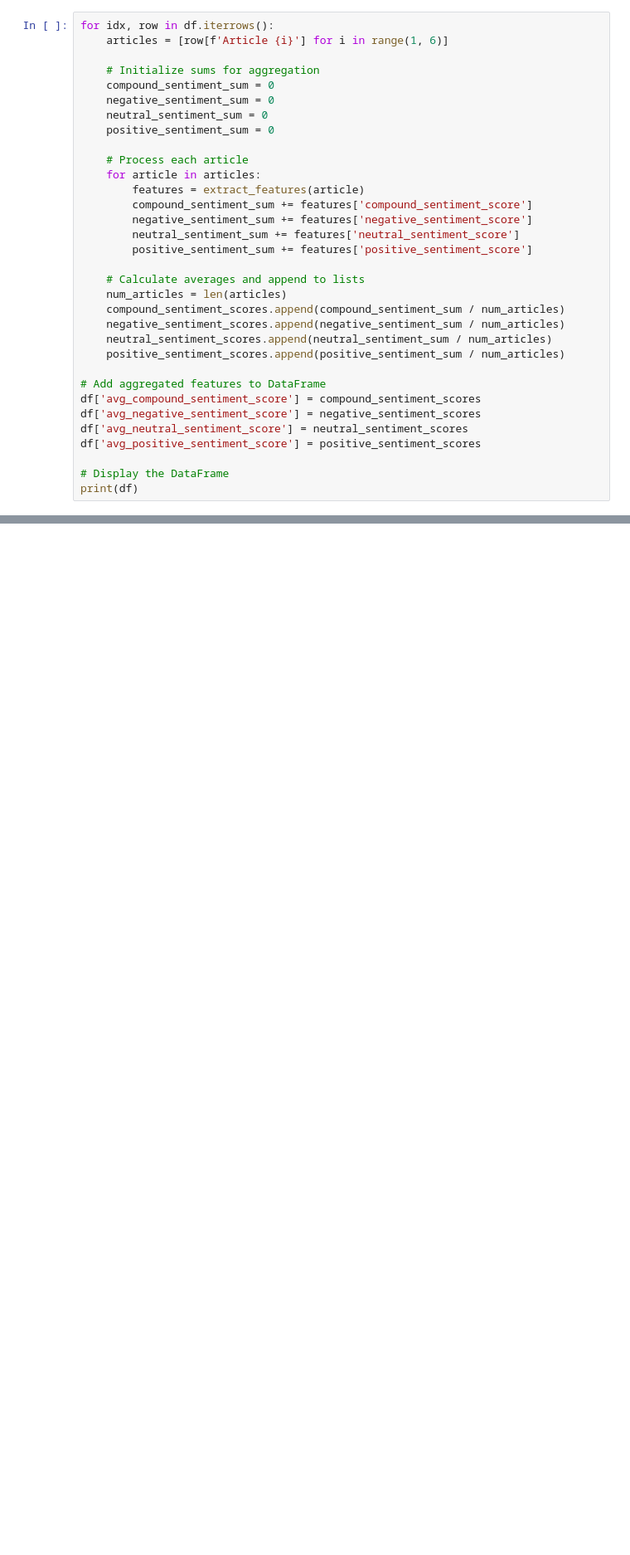
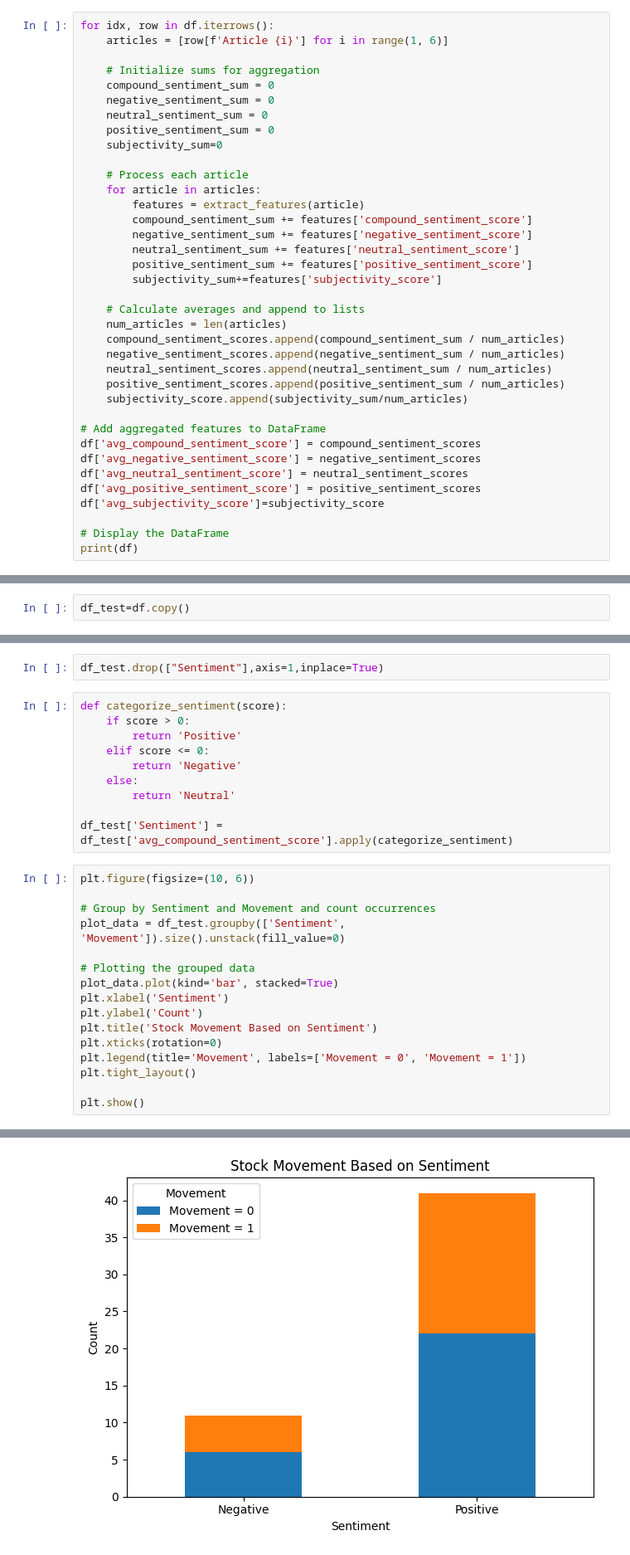
Before and after one commit to rishcx/Stock_Market_Prediction, a Jupyter notebook: Project/poc.ipynb, the cells around one changed output, grey strips where cells are left out. Shown at 83% size. Cells and saved outputs as stored; diff of their text form; blank space fills up the shorter version.

```diff
--- a/Project/poc.ipynb
+++ b/Project/poc.ipynb
@@ -292,6 +310,7 @@ for idx, row in df.iterrows():
     negative_sentiment_sum = 0
     neutral_sentiment_sum = 0
     positive_sentiment_sum = 0
+    subjectivity_sum=0
 
     # Process each article
     for article in articles:
@@ -300,6 +319,7 @@ for idx, row in df.iterrows():
         negative_sentiment_sum += features['negative_sentiment_score']
         neutral_sentiment_sum += features['neutral_sentiment_score']
         positive_sentiment_sum += features['positive_sentiment_score']
+        subjectivity_sum+=features['subjectivity_score']
 
     # Calculate averages and append to lists
     num_articles = len(articles)
@@ -307,12 +327,14 @@ for idx, row in df.iterrows():
     negative_sentiment_scores.append(negative_sentiment_sum / num_articles)
     neutral_sentiment_scores.append(neutral_sentiment_sum / num_articles)
     positive_sentiment_scores.append(positive_sentiment_sum / num_articles)
+    subjectivity_score.append(subjectivity_sum/num_articles)
 
 # Add aggregated features to DataFrame
 df['avg_compound_sentiment_score'] = compound_sentiment_scores
 df['avg_negative_sentiment_score'] = negative_sentiment_scores
 df['avg_neutral_sentiment_score'] = neutral_sentiment_scores
 df['avg_positive_sentiment_score'] = positive_sentiment_scores
+df['avg_subjectivity_score']=subjectivity_score
 
 # Display the DataFrame
 print(df)
@@ -362,0 +461,2 @@ plt.show()
+# %%
+df_test=df.copy()
@@ -362,0 +465,29 @@ plt.show()
+# %%
+df_test.drop(["Sentiment"],axis=1,inplace=True)
+# %%
+def categorize_sentiment(score):
+    if score > 0:
+        return 'Positive'
+    elif score <= 0:
+        return 'Negative'
+    else:
+        return 'Neutral'
+
+df_test['Sentiment'] = df_test['avg_compound_sentiment_score'].apply(categorize_sentiment)
+# %%
+plt.figure(figsize=(10, 6))
+
+# Group by Sentiment and Movement and count occurrences
+plot_data = df_test.groupby(['Sentiment', 'Movement']).size().unstack(fill_value=0)
+
+# Plotting the grouped data
+plot_data.plot(kind='bar', stacked=True)
+plt.xlabel('Sentiment')
+plt.ylabel('Count')
+plt.title('Stock Movement Based on Sentiment')
+plt.xticks(rotation=0)
+plt.legend(title='Movement', labels=['Movement = 0', 'Movement = 1'])
+plt.tight_layout()
+
+plt.show()
+# %% [output]
@@ -362,0 +495 @@ plt.show()
+[figure, added]
```
Also changed, not shown: parts of 14 cells of this notebook, 6 other files.
